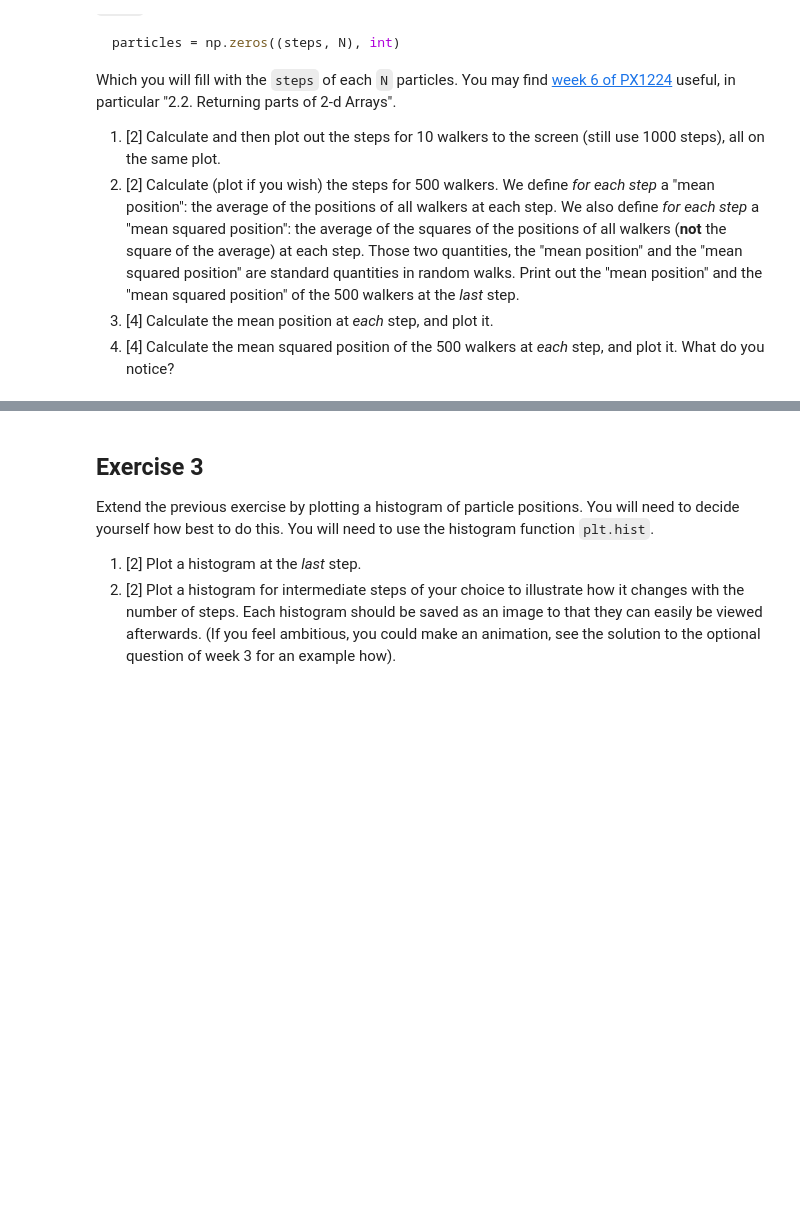
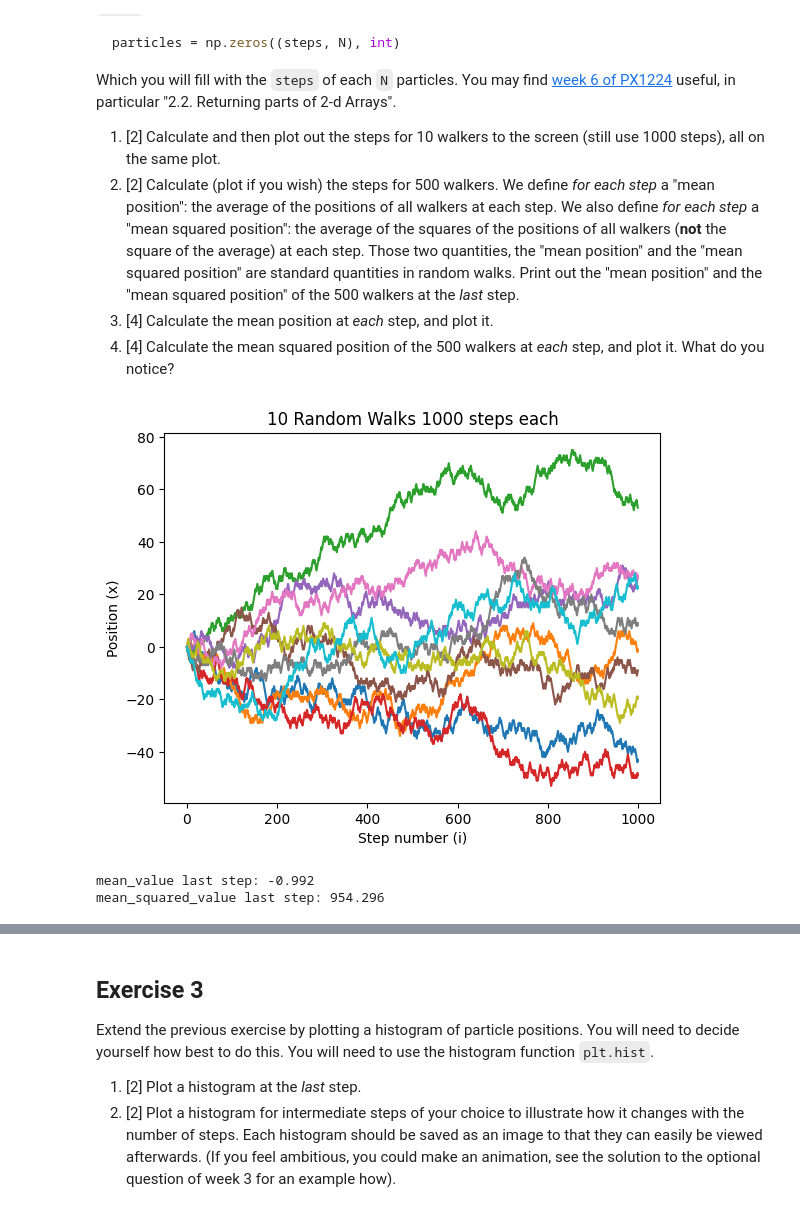
Before and after one commit to PX2145-2025/week-7-b-lloydCallum, a Jupyter notebook: Random_walk.ipynb, the cells around one changed output, grey strips where cells are left out. Cells and saved outputs as stored; diff of their text form; code cells hidden in the pictures; blank space fills up the shorter version.

```diff
--- a/Random_walk.ipynb
+++ b/Random_walk.ipynb
@@ -129,3 +131,47 @@ Which you will fill with the `steps` of each `N` particles. You may find [week 6
  3. [4] Calculate the mean position at _each_ step, and plot it.
  4. [4] Calculate the mean squared position of the 500 walkers at _each_ step, and
 plot it. What do you notice?
+# %%
+#1
+def walk(steps):
+    x = np.zeros(steps, int)  # initialise the array of integers
+    x[0] = 0  # start at the origin
+    for i in range(1, len(x)):
+        rnd = random()  # rnd selected from [0,1)
+        # step left or right randomly ...
+        if (rnd<0.5):
+            x[i] = x[i-1] + 1  # steps right one unit
+        else:
+            x[i] = x[i-1] - 1 # steps left one unit
+    return x
+
+steps = 1000
+N = 10
+
+particles = np.zeros((steps, N), int)
+
+for n in range(N):
+  particles[:,n] = walk(steps)
+
+  plt.plot(particles[:,n])
+  plt.xlabel('Step number (i)')
+  plt.ylabel('Position (x)')
+  plt.title('10 Random Walks 1000 steps each')
+# %% [output]
+[figure, added]
+# %%
+#2
+N = 500
+particles = np.zeros((steps, N), int)
+
+for n in range(N):
+  particles[:,n] = walk(steps)
+
+mean_value = np.mean(particles, axis=1)
+mean_squared_value = np.mean(particles**2,axis=1)
+
+print(f'mean_value last step: {mean_value [-1]}')
+print(f'mean_squared_value last step: {mean_squared_value [-1]}')
+# %% [output]
+mean_value last step: -0.992
+mean_squared_value last step: 954.296
```
Also changed, not shown: parts of 6 cells of this notebook.
